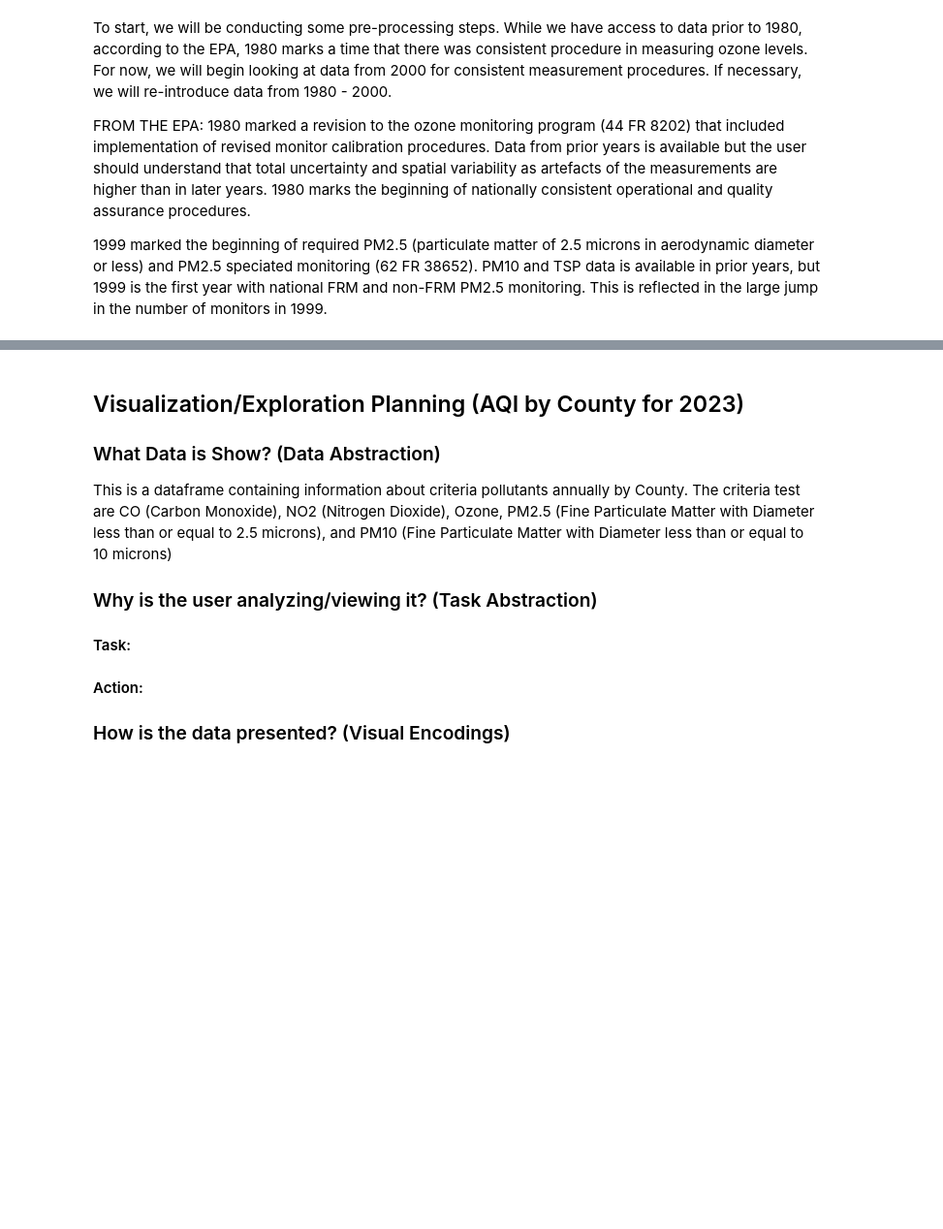
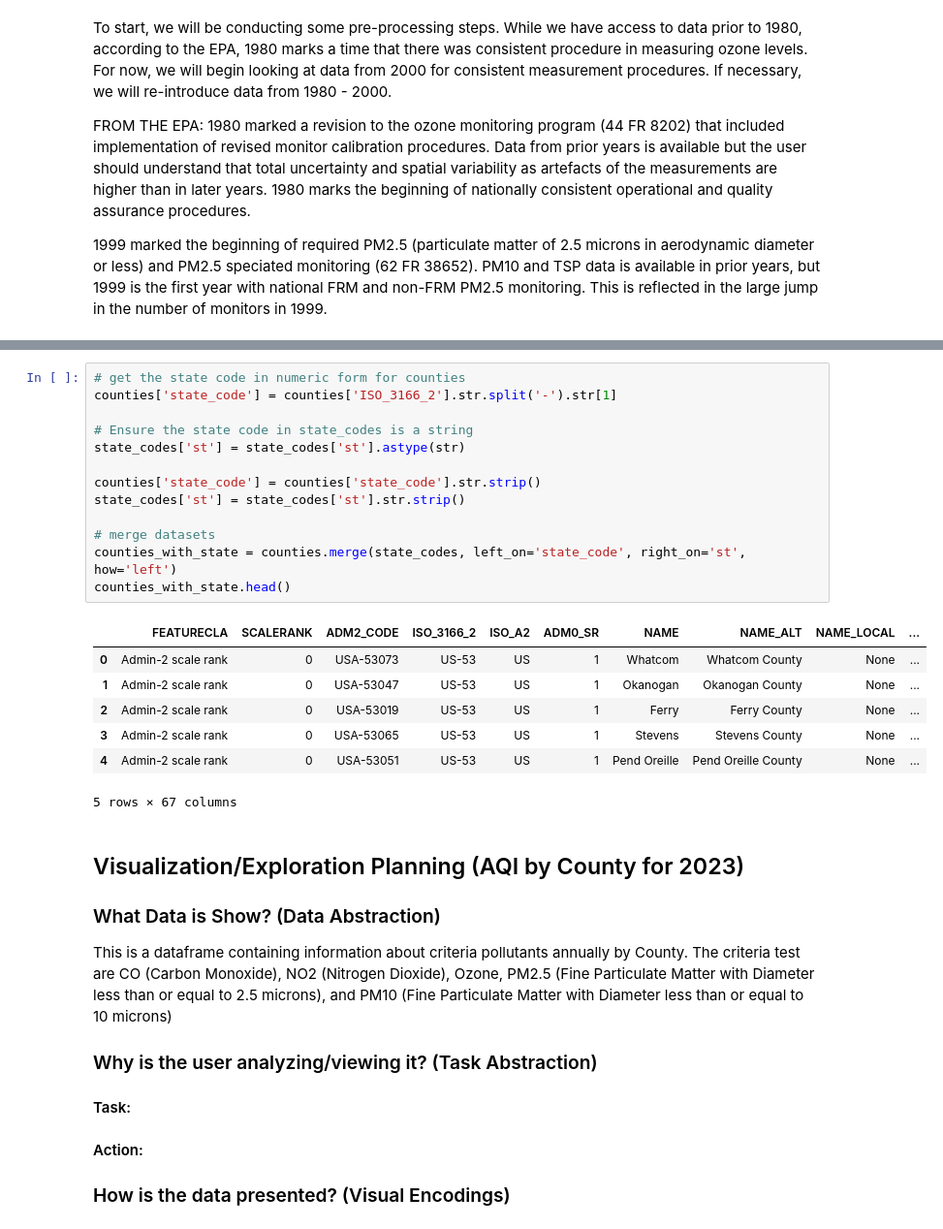
Before and after one commit to krithikanatarajan04/Air-Quality-Analysis, a Jupyter notebook: Air Quality Correlation to Public Health.ipynb, the cells around one changed output, grey strips where cells are left out. Shown at 97% size. Drawn from its saved outputs; the diff is of its cells as text; blank space fills up the shorter version.

```diff
--- a/Air Quality Correlation to Public Health.ipynb
+++ b/Air Quality Correlation to Public Health.ipynb
@@ -18,3 +59,24 @@ Intel MKL WARNING: Support of Intel(R) Streaming SIMD Extensions 4.2 (Intel(R) S
+# %%
+# get the state code in numeric form for counties
+counties['state_code'] = counties['ISO_3166_2'].str.split('-').str[1]
+
+# Ensure the state code in state_codes is a string
+state_codes['st'] = state_codes['st'].astype(str)
+
+counties['state_code'] = counties['state_code'].str.strip()
+state_codes['st'] = state_codes['st'].str.strip()
+
+# merge datasets
+counties_with_state = counties.merge(state_codes, left_on='state_code', right_on='st', how='left')
+counties_with_state.head()
+# %% [output]
+|  | FEATURECLA | SCALERANK | ADM2_CODE | ISO_3166_2 | ISO_A2 | ADM0_SR | NAME | NAME_ALT | NAME_LOCAL | ... |
+| 0 | Admin-2 scale rank | 0 | USA-53073 | US-53 | US | 1 | Whatcom | Whatcom County | None | ... |
+| 1 | Admin-2 scale rank | 0 | USA-53047 | US-53 | US | 1 | Okanogan | Okanogan County | None | ... |
+| 2 | Admin-2 scale rank | 0 | USA-53019 | US-53 | US | 1 | Ferry | Ferry County | None | ... |
+| 3 | Admin-2 scale rank | 0 | USA-53065 | US-53 | US | 1 | Stevens | Stevens County | None | ... |
+| 4 | Admin-2 scale rank | 0 | USA-53051 | US-53 | US | 1 | Pend Oreille | Pend Oreille County | None | ... |
+5 rows × 67 columns
 # %% [markdown]
 ##  Visualization/Exploration Planning (AQI by County for 2023)
 
```
Also changed, not shown: parts of 10 cells of this notebook, 10 other files.
